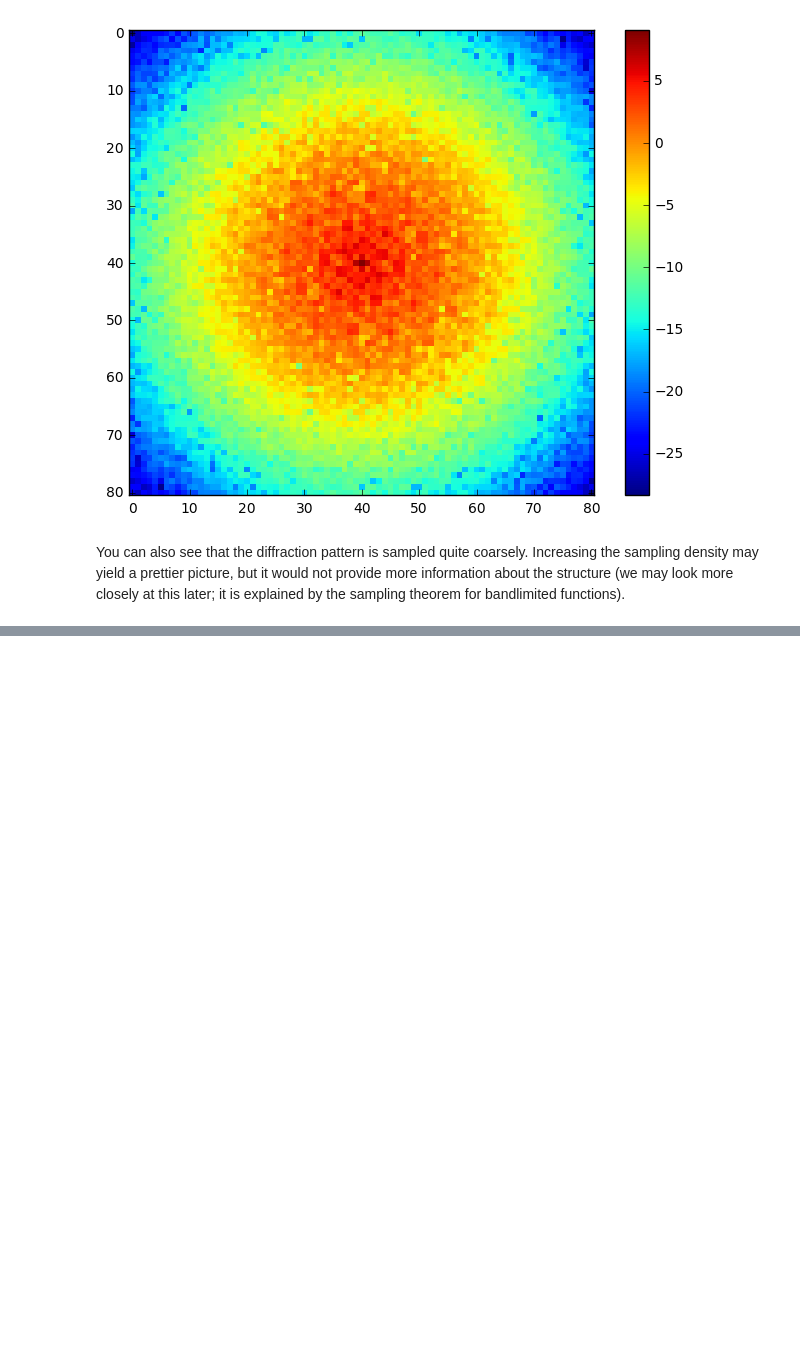
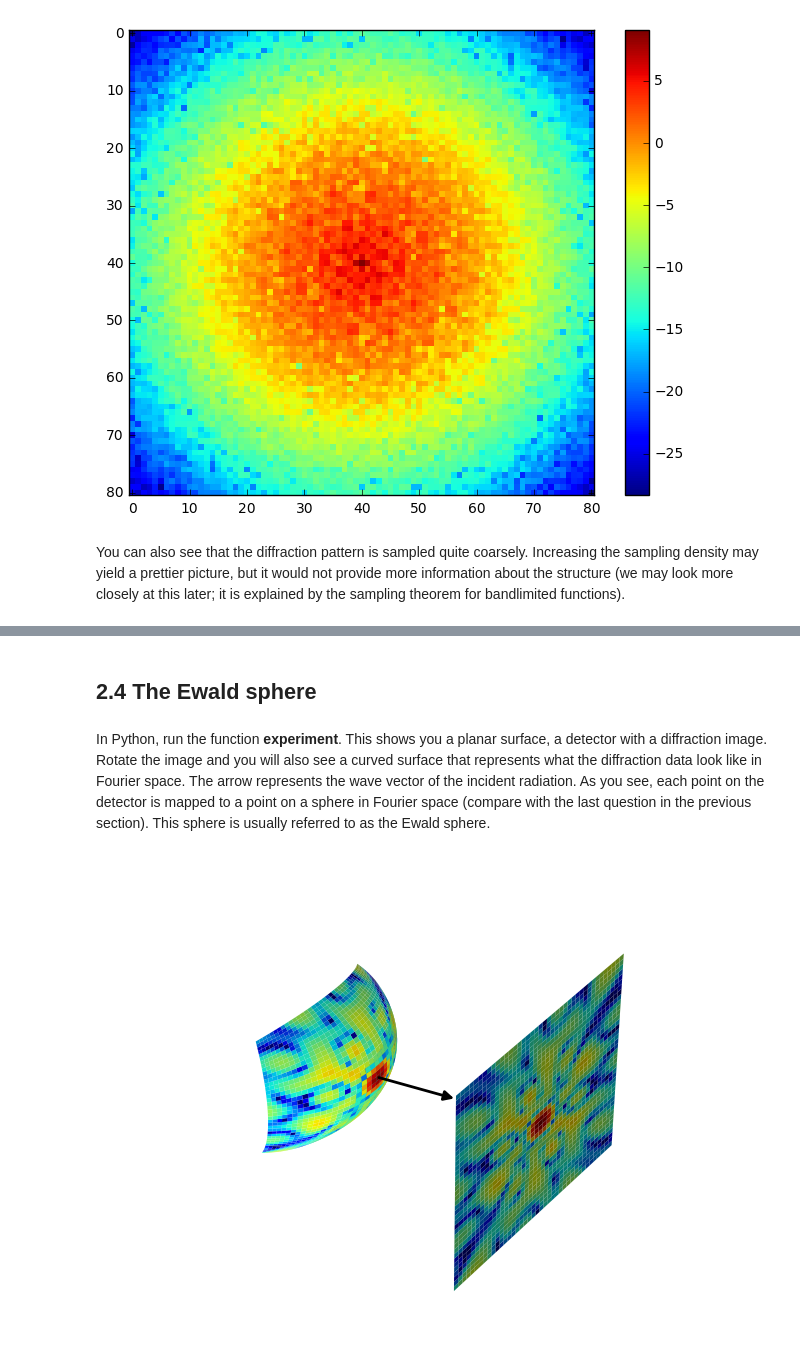
Before and after one commit to wang-zy/Tutorial-in-Diffraction-Imaging-Python, a Jupyter notebook: Tutorial in Diffraction Imaging.ipynb, the cells around one changed output, grey strips where cells are left out. Saved outputs shown, nothing was run; the diff lists cells and outputs as text; code cells hidden in the pictures; blank space fills up the shorter version.

```diff
--- a/Tutorial in Diffraction Imaging.ipynb
+++ b/Tutorial in Diffraction Imaging.ipynb
@@ -158,0 +205,4 @@ You can also see that the diffraction pattern is sampled quite coarsely. Increas
+# %% [markdown]
+## 2.4 The Ewald sphere
+# %% [markdown]
+In Python, run the function **experiment**. This shows you a planar surface, a detector with a diffraction image. Rotate the image and you will also see a curved surface that represents what the diffraction data look like in Fourier space. The arrow represents the wave vector of the incident radiation. As you see, each point on the detector is mapped to a point on a sphere in Fourier space (compare with the last question in the previous section). This sphere is usually referred to as the Ewald sphere.
@@ -158,0 +212,4 @@ You can also see that the diffraction pattern is sampled quite coarsely. Increas
+# %%
+experiment()
+# %% [output]
+[figure, added]
```
Also changed, not shown: parts of 33 cells of this notebook, 3 other files.
